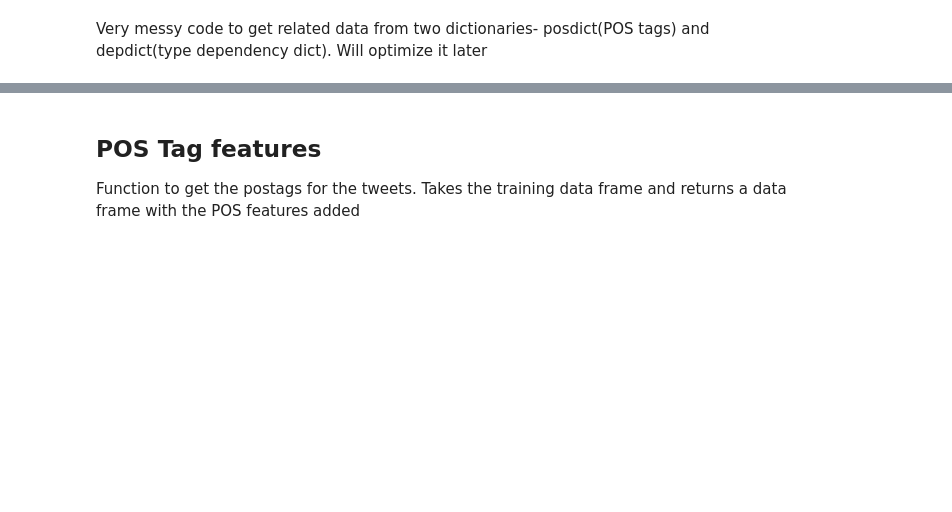
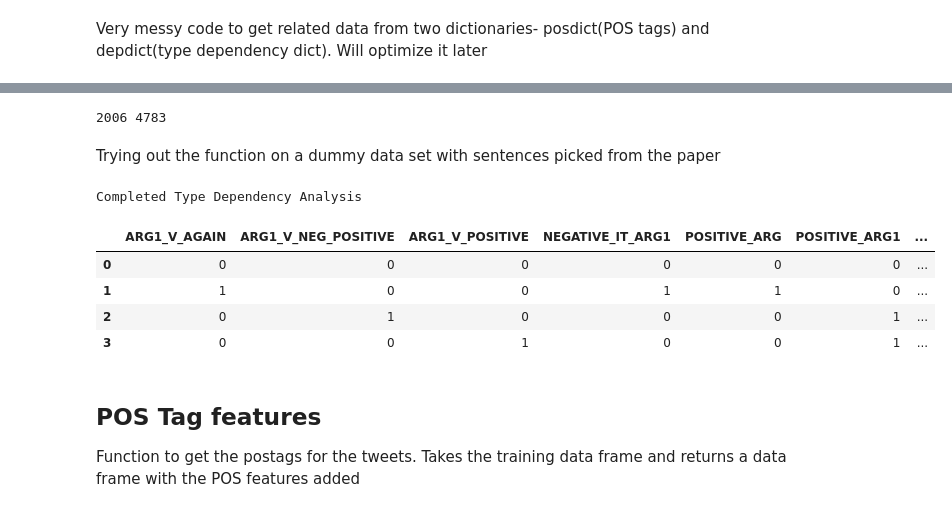
Before and after one commit to gautamborgohain/DataScience, a Jupyter notebook: Twitter_target_dependent_SA/InProgress_Sentiment_Analysis.ipynb, the cells around one changed output, grey strips where cells are left out. Cells and saved outputs as stored; diff of their text form; code cells hidden in the pictures; blank space fills up the shorter version.

```diff
--- a/Twitter_target_dependent_SA/InProgress_Sentiment_Analysis.ipynb
+++ b/Twitter_target_dependent_SA/InProgress_Sentiment_Analysis.ipynb
@@ -232,0 +227,16 @@ dep_feats.head()
+# %%
+#
+# Get the positive- negative word lexicon
+#
+
+poshand = open('/Users/gautamborgohain/PycharmProjects/DT_Labs/PLayground/Gautam_Borg/HuLiuLexicon/positive-words.txt')
+neghand = open('/Users/gautamborgohain/PycharmProjects/DT_Labs/PLayground/Gautam_Borg/HuLiuLexicon/negative-words.txt')
+poslist = []
+neglist = []
+for line in poshand:
+    poslist.append(re.sub(r'\n','',line))
+for line in neghand:
+    neglist.append(re.sub(r'\n','',line))
+print(len(poslist),len(neglist))
+# %% [output]
+2006 4783
@@ -233,3 +355,23 @@ dep_feats.head()
+# %% [markdown]
+Trying out the function on a dummy data set with sentences picked from the paper
+# %%
+dumm_df = pd.DataFrame(columns=['Tweet'])
+dumm_df['Tweet'] = ['I love iPhone',
+             'SMRT broke down again. Great!',
+             'SMRT does not work with the Cell- Band',
+            'SMRT works better with the Cell- Band']
+# %%
+df= getTypeDependencyFeatures(dumm_df)
+# %% [output]
+Completed Type Dependency Analysis
+# %%
+df
+# %% [output]
+|  | ARG1_V_AGAIN | ARG1_V_NEG_POSITIVE | ARG1_V_POSITIVE | NEGATIVE_IT_ARG1 | POSITIVE_ARG | POSITIVE_ARG1 | ... |
+| 0 | 0 | 0 | 0 | 0 | 0 | 0 | ... |
+| 1 | 1 | 0 | 0 | 1 | 1 | 0 | ... |
+| 2 | 0 | 1 | 0 | 0 | 0 | 1 | ... |
+| 3 | 0 | 0 | 1 | 0 | 0 | 1 | ... |
 # %% [markdown]
 ## POS Tag features
 
```
Also changed, not shown: parts of 25 cells of this notebook, 3 other files.
